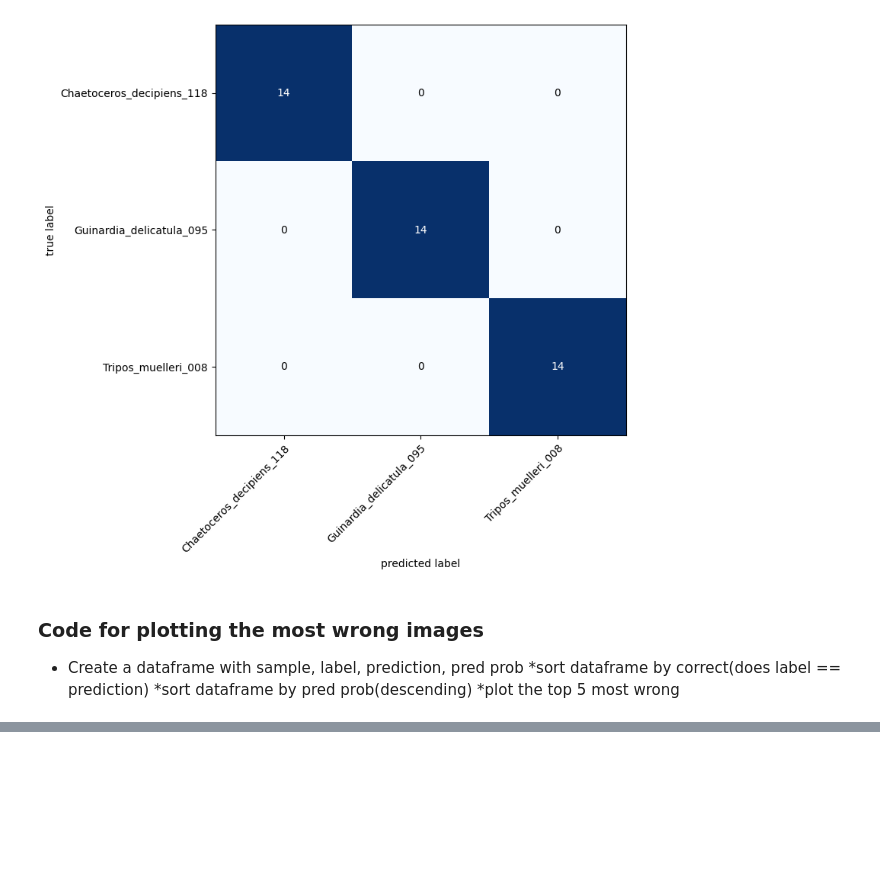
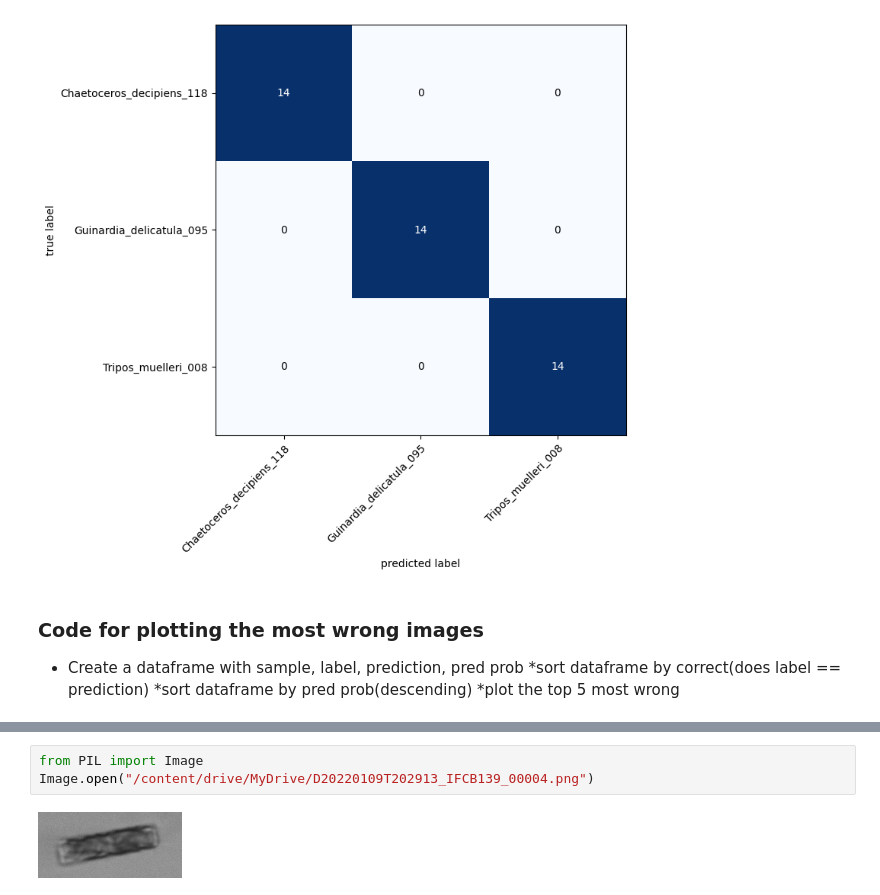
Before and after one commit to maritnorli/IFCB_CNN_Classify, a Jupyter notebook: CNN_transferlearning_IFCB.ipynb, the cells around one changed output, grey strips where cells are left out. Drawn from its saved outputs; the diff is of its cells as text; blank space fills up the shorter version.

```diff
--- a/CNN_transferlearning_IFCB.ipynb
+++ b/CNN_transferlearning_IFCB.ipynb
@@ -332,0 +437,5 @@ def pred_and_store(test_paths, model, transform, class_names):
+# %%
+from PIL import Image
+Image.open("/content/drive/MyDrive/D20220109T202913_IFCB139_00004.png")
+# %% [output]
+[figure, added]
```
Also changed, not shown: parts of 18 cells of this notebook.
